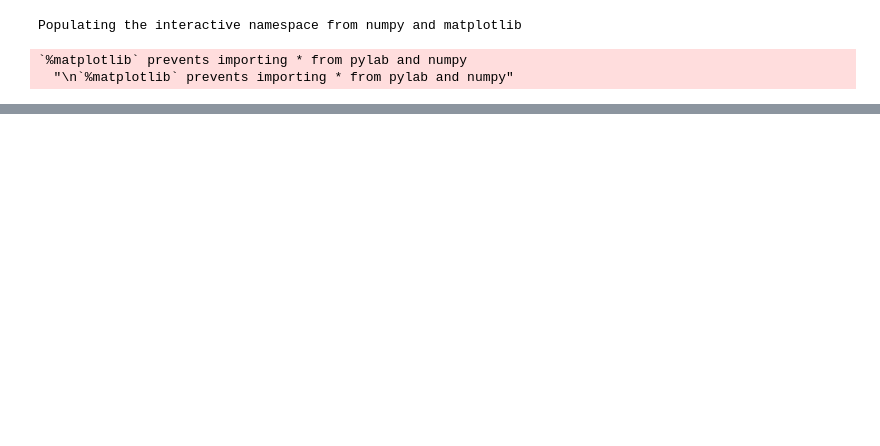
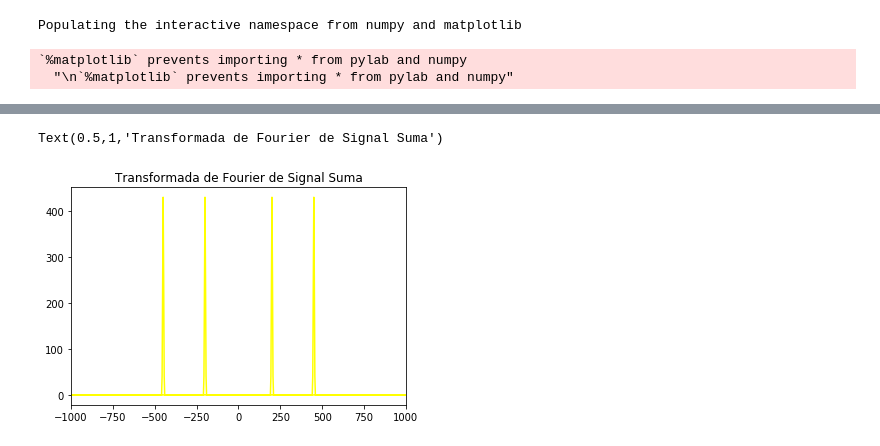
Before and after one commit to camilogarzonrojas/GarzonCamilo_hw2, a Jupyter notebook: Untitled.ipynb, the cells around one changed output, grey strips where cells are left out. Drawn from its saved outputs; the diff is of its cells as text; code cells hidden in the pictures; blank space fills up the shorter version.

```diff
--- a/Untitled.ipynb
+++ b/Untitled.ipynb
@@ -22,0 +65,14 @@ plt.show()
+# %%
+#Grafica para signalSuma.dat
+dx2=x2[1]-x2[0]
+fase=Fourier(y2)
+freq2=np.fft.fftfreq(len(y2),dx2)
+FR2=np.sqrt(np.real(fase)**2+np.imag(fase)**2)
+
+plt.figure()
+plt.xlim(-1000,1000)
+plt.plot(freq2,FR2,c='yellow')
+plt.title('Transformada de Fourier de Signal Suma')
+# %% [output]
+Text(0.5,1,'Transformada de Fourier de Signal Suma')
+[figure, added]
```
Also changed, not shown: parts of 4 cells of this notebook, 2 other files.
